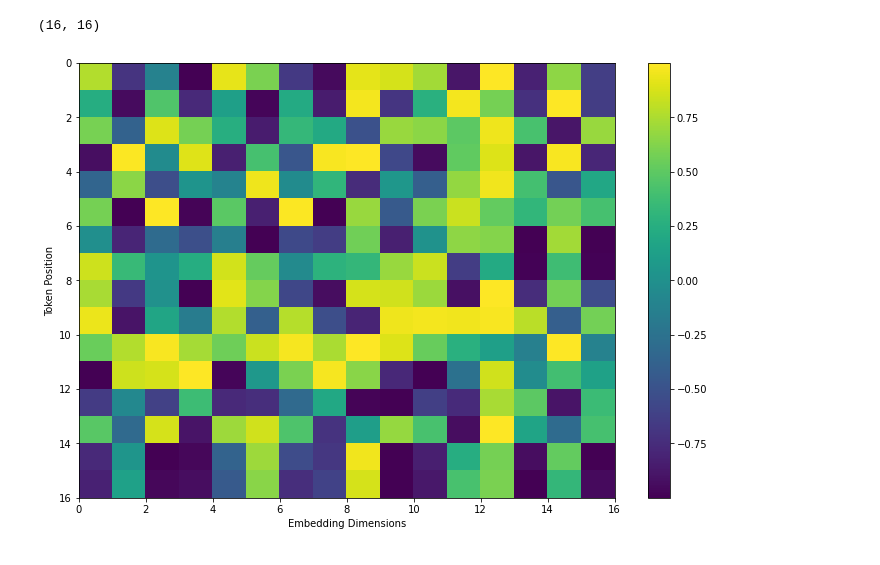
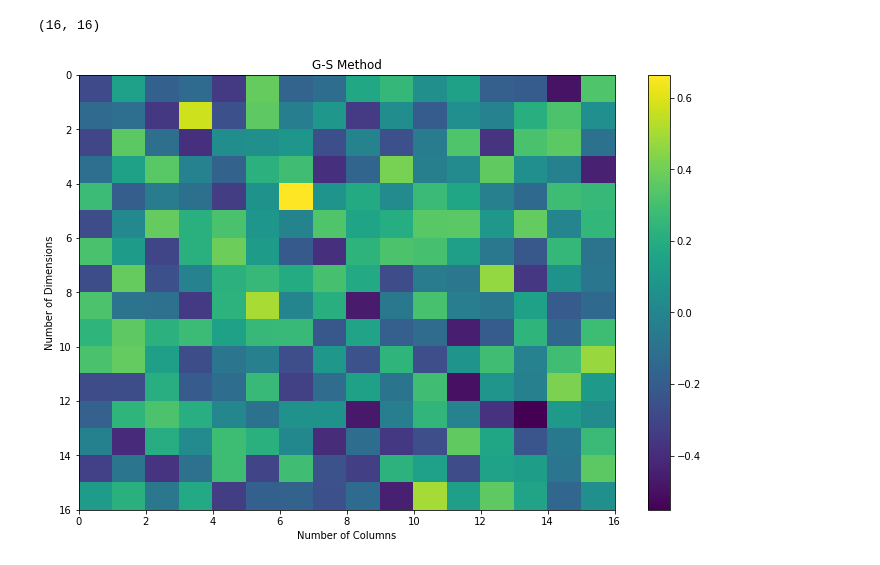
Before and after one commit to ryan8512/EE-298, a Jupyter notebook: Assignment_1.ipynb, the cells around one changed output. Drawn from its saved outputs; the diff is of its cells as text; code cells hidden in the pictures.

Commit message:
Fixed GS Method

```diff
--- a/Assignment_1.ipynb
+++ b/Assignment_1.ipynb
@@ -3,12 +3,14 @@ import numpy as np
 import matplotlib.pyplot as plt
 # %%
 # Code from https://www.tensorflow.org/tutorials/text/transformer
-def get_angles(pos, i):
-    return pos * i
+def get_angles(rows, cols):
+    output_matrix = np.ones([rows,cols])
+    for i in range(cols):
+        output_matrix[:,i] = np.random.uniform(0,2*np.pi,rows)
+    return output_matrix
 
 def positional_encoding(position, d_model):
-    angle_rads = get_angles(np.random.uniform(0,2*np.pi,position)[:, np.newaxis], #10x1
-                          np.random.uniform(0,2*np.pi,d_model)[np.newaxis, :]) #1x64
+    angle_rads = get_angles(16,16)
 
   # apply sin to even indices in the array; 2i
     angle_rads[:, 0::2] = np.sin(angle_rads[:, 0::2])
@@ -25,13 +27,13 @@ def normalize_vector(input_vector):
     return input_vector/magnitude
 
 def gram_schmidt(input_matrix):
-    columns = input_matrix.shape[1]
-    row = input_matrix.shape[0]
-    output_matrix = np.ones([row,columns])
-    buffer_vector = input_matrix[:,0]                            ##Edge case
-    for i in range(columns):
+    cols = input_matrix.shape[1]
+    rows = input_matrix.shape[0]
+    output_matrix = np.ones([rows,cols])
+    for i in range(cols):
+        buffer_vector = input_matrix[:,i]
         for j in range(i):
-            buffer_vector = input_matrix[:,i] - np.dot(input_matrix[:,i],output_matrix[:,j])*output_matrix[:,j]
+            buffer_vector = buffer_vector - np.dot(input_matrix[:,i],output_matrix[:,j])*output_matrix[:,j]
         output_matrix[:,i] = normalize_vector(buffer_vector)     ##Normalize
     return output_matrix
 # %%
@@ -49,12 +63,13 @@ orthonormal_matrix.shape
 (16, 16)
 # %%
 plt.figure(figsize=(12,8))
-plt.pcolormesh(pos_encoding, cmap='viridis')
-plt.xlabel('Embedding Dimensions')
+plt.pcolormesh(orthonormal_matrix, cmap='viridis')
+plt.title('G-S Method')
+plt.xlabel('Number of Columns')
 plt.xlim((0, dimensions))
 plt.ylim((tokens,0))
-plt.ylabel('Token Position')
+plt.ylabel('Number of Dimensions')
 plt.colorbar()
 plt.show()
 # %% [output]
-[figure, old version]
+[figure, new version]
```
Also changed, not shown: parts of 4 cells of this notebook.
